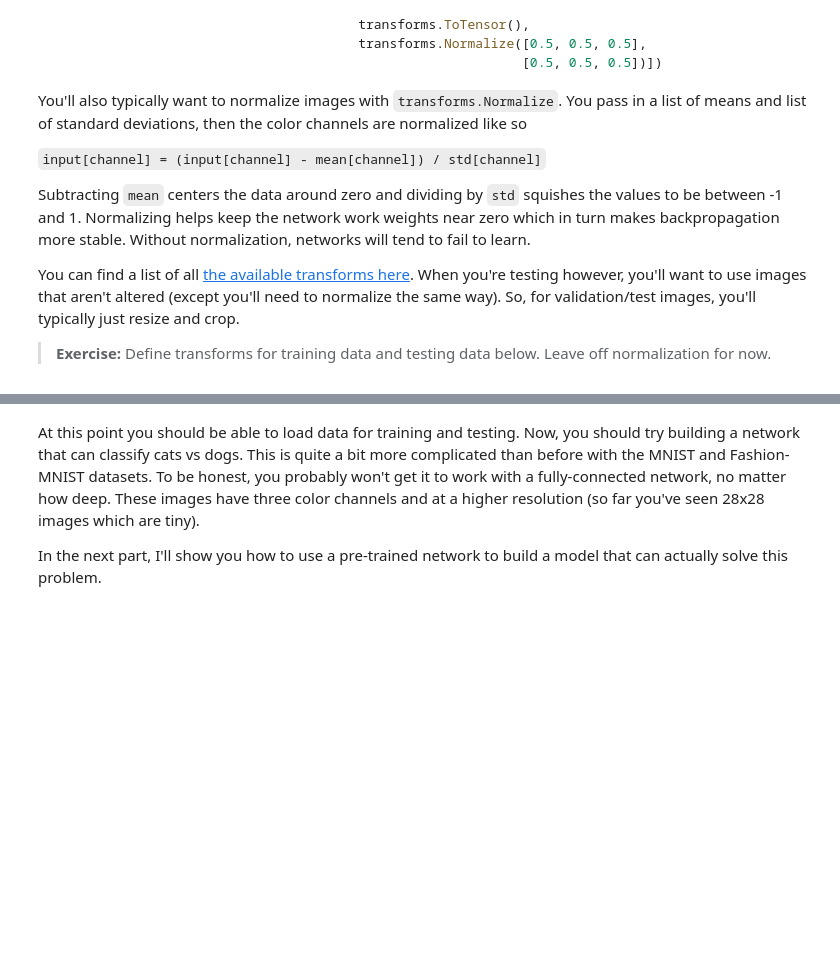
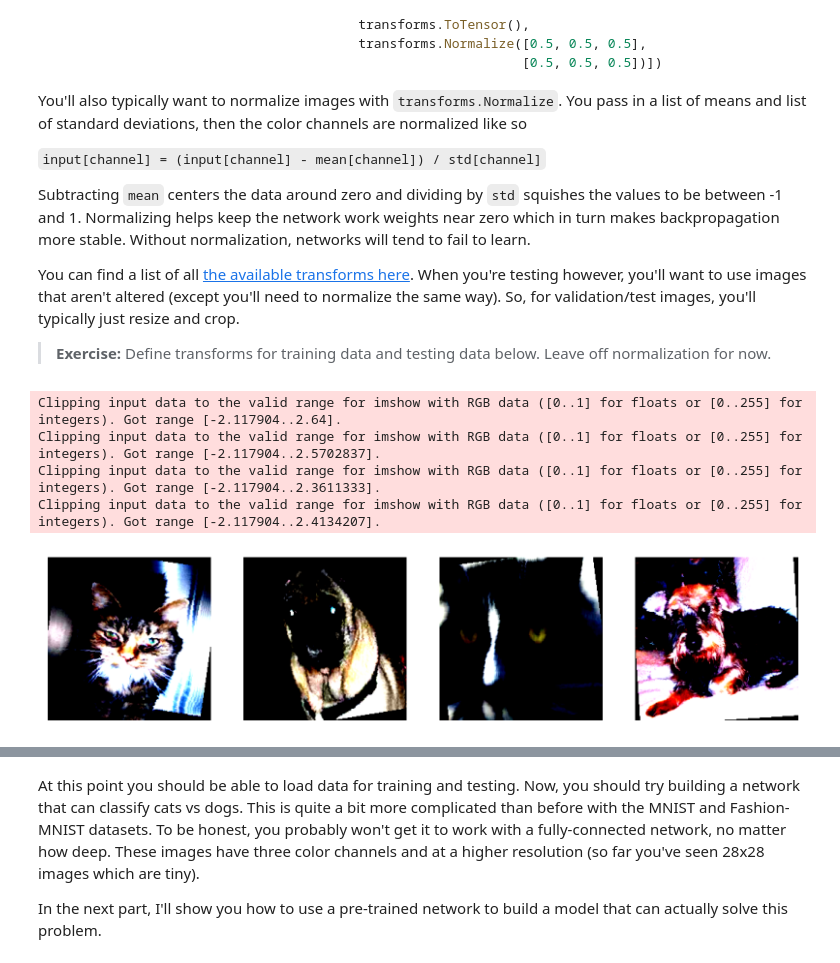
Before and after one commit to nranthony/deep-learning-v2-pytorch, a Jupyter notebook: intro-to-pytorch/Part 7 - Loading Image Data (Exercises).ipynb, the cells around one changed output, grey strips where cells are left out. Drawn from its saved outputs; the diff is of its cells as text; code cells hidden in the pictures; blank space fills up the shorter version.

```diff
--- a/intro-to-pytorch/Part 7 - Loading Image Data (Exercises).ipynb
+++ b/intro-to-pytorch/Part 7 - Loading Image Data (Exercises).ipynb
@@ -128,12 +158,16 @@ testloader = torch.utils.data.DataLoader(test_data, batch_size=32)
+# %%
+images, labels = next( iter(trainloader) ) # load test set
 # %%
-# change this to the trainloader or testloader
-data_iter = iter(testloader)
-
-images, labels = next(data_iter)
 fig, axes = plt.subplots(figsize=(10,4), ncols=4)
 for ii in range(4):
     ax = axes[ii]
     helper.imshow(images[ii], ax=ax, normalize=False)
+# %% [output]
+Clipping input data to the valid range for imshow with RGB data ([0..1] for floats or [0..255] for integers). Got range [-2.117904..2.64].
+Clipping input data to the valid range for imshow with RGB data ([0..1] for floats or [0..255] for integers). Got range [-2.117904..2.5702837].
+Clipping input data to the valid range for imshow with RGB data ([0..1] for floats or [0..255] for integers). Got range [-2.117904..2.3611333].
+Clipping input data to the valid range for imshow with RGB data ([0..1] for floats or [0..255] for integers). Got range [-2.117904..2.4134207].
+[figure, added]
 # %% [markdown]
 Your transformed images should look something like this.
 
```
Also changed, not shown: parts of 10 cells of this notebook, 1 other file.
